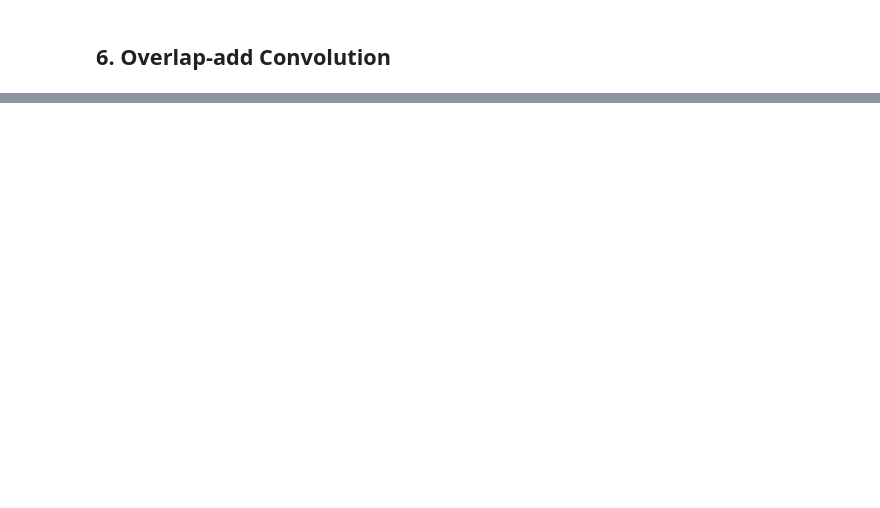
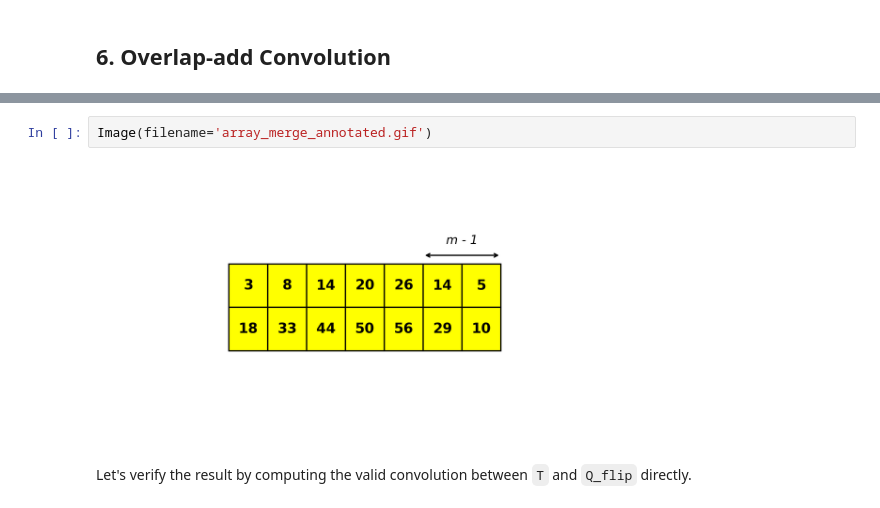
Before and after one commit to stumpy-dev/sliding_dot_product, a Jupyter notebook: docs/Tutorial_FFT_Based_SDP.ipynb, the cells around one changed output, grey strips where cells are left out. Drawn from its saved outputs; the diff is of its cells as text; blank space fills up the shorter version.

```diff
--- a/docs/Tutorial_FFT_Based_SDP.ipynb
+++ b/docs/Tutorial_FFT_Based_SDP.ipynb
@@ -433,0 +69,6 @@ And this will give us the sdp of Q and T: <br>
+# %%
+Image(filename='array_merge_annotated.gif')
+# %% [output]
+[figure, added]
+# %% [markdown]
+Let's verify the result by computing the valid convolution between `T` and `Q_flip` directly.
```
Also changed, not shown: parts of 65 cells of this notebook, 10 other files.
